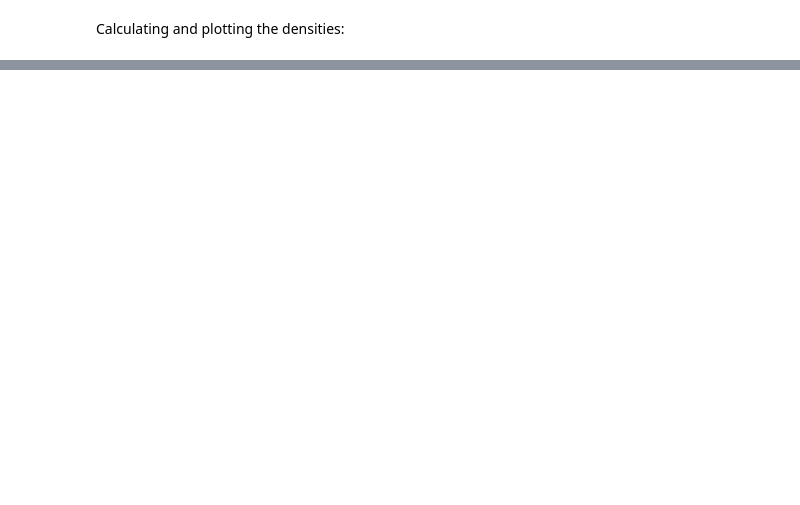
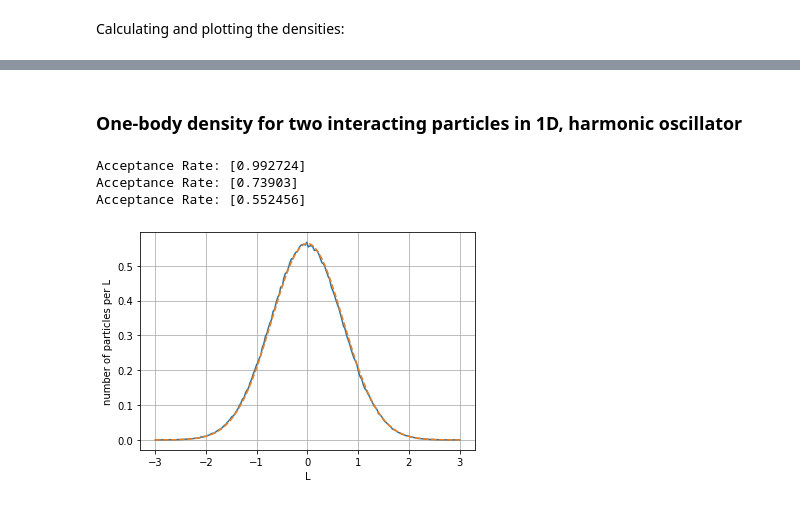
Before and after one commit to KristianWold/FYS4411, a Jupyter notebook: Project1/results.ipynb, the cells around one changed output, grey strips where cells are left out. Drawn from its saved outputs; the diff is of its cells as text; code cells hidden in the pictures; blank space fills up the shorter version.

Commit message:
Start producing data in notebook

```diff
--- a/Project1/results.ipynb
+++ b/Project1/results.ipynb
@@ -210,17 +340,49 @@ plt.show()
+# %% [markdown]
+### One-body density for two interacting particles in 1D, harmonic oscillator
 # %%
 conf = src.config()
-conf["directory"] = "dataHardshell"
 conf["numPart"] = 2
-conf["numDim"] = 3
+conf["numDim"] = 1
 conf["numSteps"] = 1000000
 conf["stepLength"] = 0.1
 conf["importanceSampling"] = 1
 
 conf["alpha"] = 0.5
-conf["a"] = 0.0043
 conf["omega"] = 1
 
 conf["InitialState"] = "HardshellInitial"
 conf["Wavefunction"] = "HardshellWavefunction"
 conf["Hamiltonian"] = "HarmonicOscillator"
-src.runner(conf)
+# %%
+conf["a"] = 0
+src.runner(conf)
+_, posNoninteracting, _, acceptanceRate = src.readData(conf)
+print(f"Acceptance Rate: {acceptanceRate}")
+
+conf["a"] = 1
+src.runner(conf)
+_, posInteracting, _, acceptanceRate = src.readData(conf)
+print(f"Acceptance Rate: {acceptanceRate}")
+
+conf["numPart"] = 3
+src.runner(conf)
+_, posInteracting3Part, _, acceptanceRate = src.readData(conf)
+print(f"Acceptance Rate: {acceptanceRate}")
+# %% [output]
+Acceptance Rate: [0.992724]
+Acceptance Rate: [0.73903]
+Acceptance Rate: [0.552456]
+# %%
+bins = np.linspace(-3, 3, 200)
+densityNoninteracting = src.oneBodyDensity(posNoninteracting[0], bins, mode = "1D")/conf["numSteps"]
+densityInteracting = src.oneBodyDensity(posInteracting[0], bins, mode = "1D")/conf["numSteps"]
+densityInteracting3Part = src.oneBodyDensity(posInteracting3Part[0], bins, mode = "1D")/conf["numSteps"]
+# %%
+plt.plot(bins, densityNoninteracting)
+plt.plot(bins, 2/np.sqrt(np.pi)*np.exp(-bins**2), "--")
+plt.xlabel("L")
+plt.ylabel("number of particles per L")
+plt.grid()
+plt.show()
+# %% [output]
+[figure, added]
```
Also changed, not shown: parts of 36 cells of this notebook, 1 other file.
